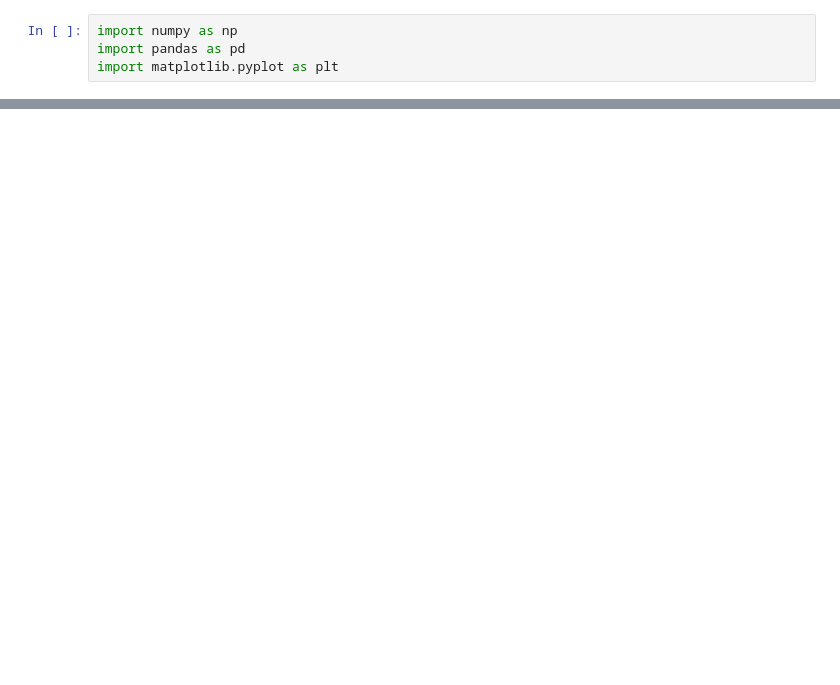
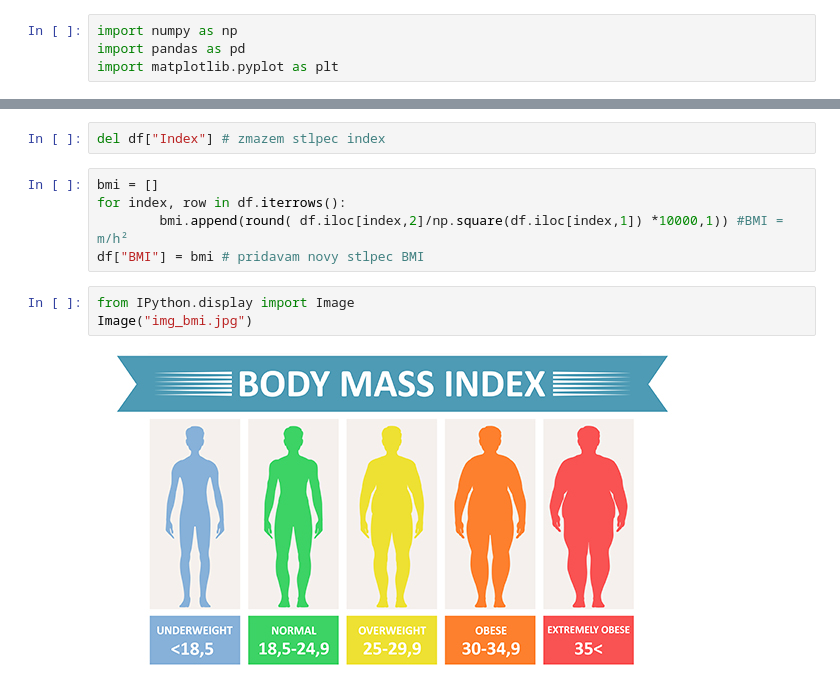
Before and after one commit to oliverolah97/Olah_NS2021, a Jupyter notebook: Olah_NS2021.ipynb, the cells around one changed output, grey strips where cells are left out. Saved outputs shown, nothing was run; the diff lists cells and outputs as text; blank space fills up the shorter version.

```diff
--- a/Olah_NS2021.ipynb
+++ b/Olah_NS2021.ipynb
@@ -34,0 +22,12 @@ df=pd.read_excel('102_Person_Gender_Height_Weight.xlsx')
+# %%
+del df["Index"] # zmazem stlpec index
+# %%
+bmi = []
+for index, row in df.iterrows():
+        bmi.append(round( df.iloc[index,2]/np.square(df.iloc[index,1]) *10000,1)) #BMI = m/h²
+df["BMI"] = bmi # pridavam novy stlpec BMI
+# %%
+from IPython.display import Image
+Image("img_bmi.jpg")
+# %% [output]
+[figure, added]
```
Also changed, not shown: parts of 10 cells of this notebook, 1 other file.
